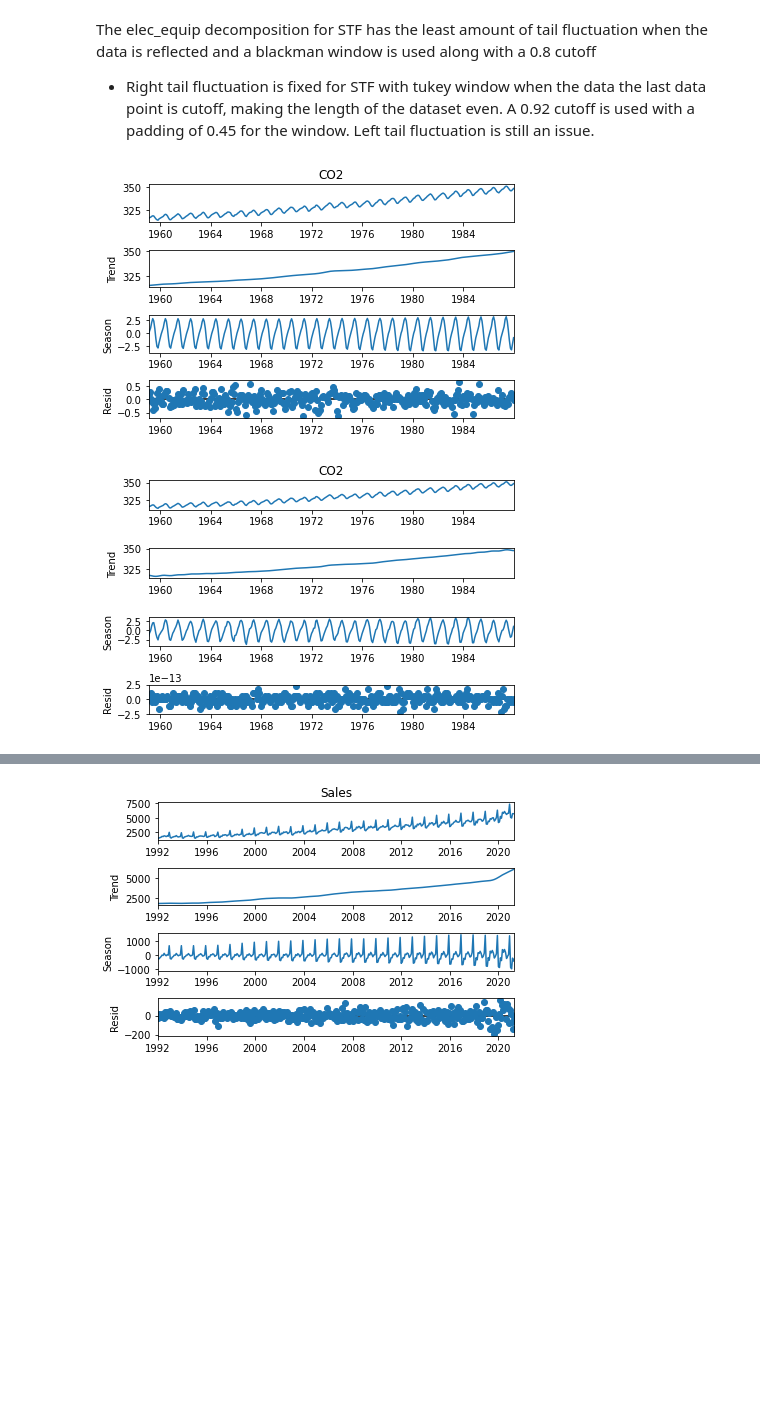
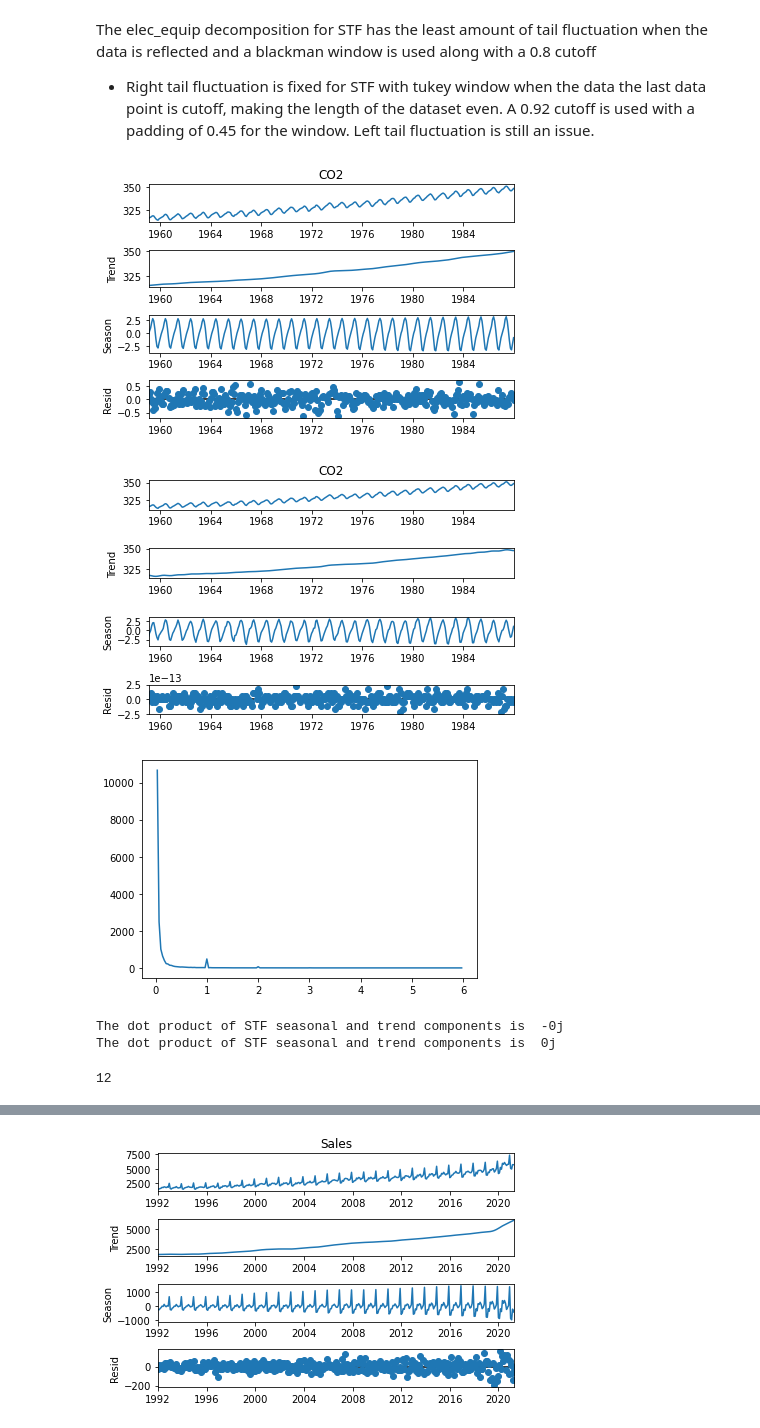
Before and after one commit to thodson-usgs/stf-decomposition, a Jupyter notebook: notebooks/02_stf_vs_stl.ipynb, the cells around one changed output, grey strips where cells are left out. Saved outputs shown, nothing was run; the diff lists cells and outputs as text; code cells hidden in the pictures; blank space fills up the shorter version.

```diff
--- a/notebooks/02_stf_vs_stl.ipynb
+++ b/notebooks/02_stf_vs_stl.ipynb
@@ -231,14 +239,24 @@ The elec_equip decomposition for STF has the least amount of tail fluctuation wh
 # %%
 co2 =pd.read_csv('../data/co2.csv', index_col='date', parse_dates=True, squeeze=True)
 
 stl = STL(co2, seasonal=13)
 res = stl.fit()
 fig = res.plot()
 
 
 stf = STF_reflected(co2, "blackman", pad = .5)
 res = stf.fit()
 fig = res.plot()
+
+
+stf = STF(co2, "boxcar", cutoff=.9)
+res = stf.fit()
+fig = res.plot()
+stf.period
 # %% [output]
 [figure]
 [figure]
+[figure, added]
+The dot product of STF seasonal and trend components is  -0j
+The dot product of STF seasonal and trend components is  0j
+12
```
Also changed, not shown: parts of 4 cells of this notebook.
